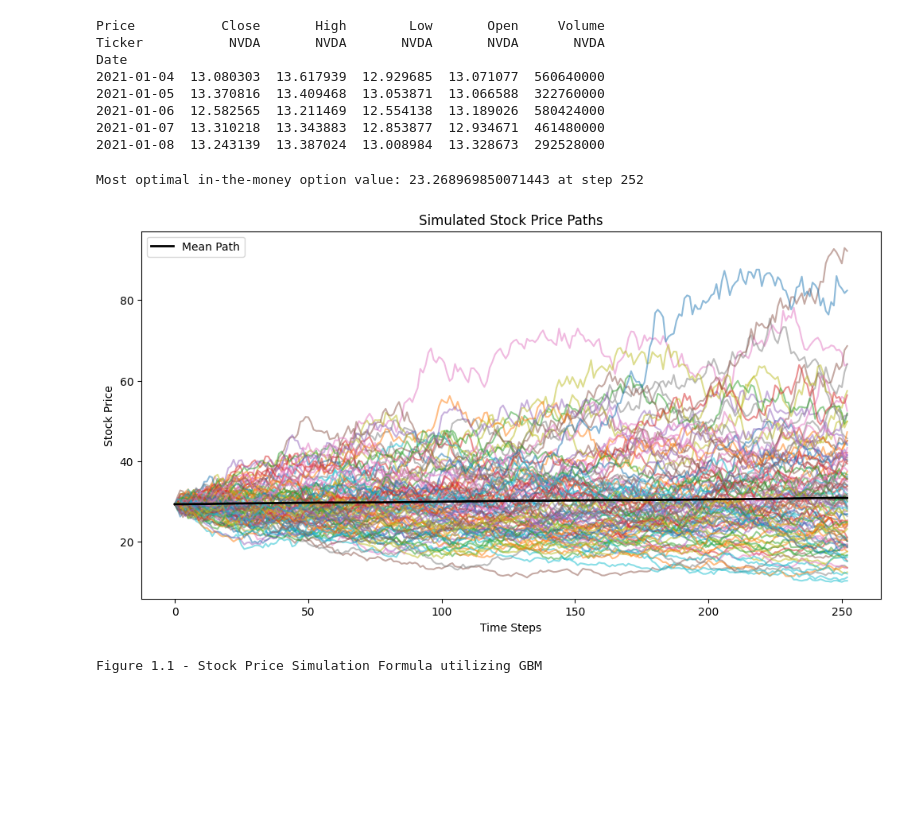
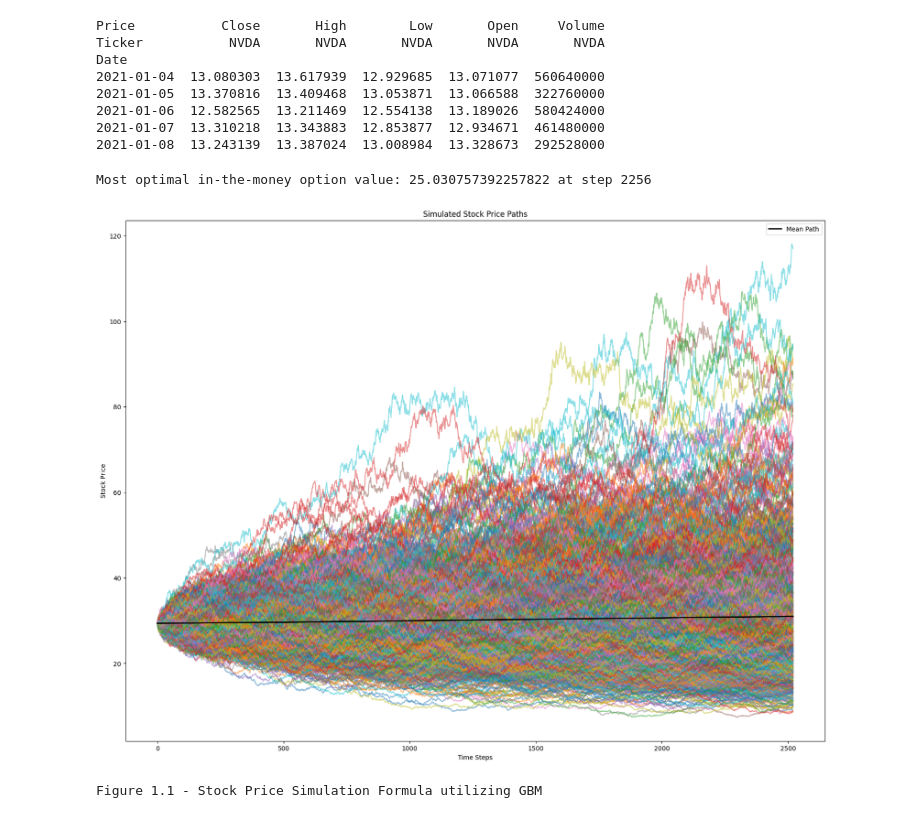
Before and after one commit to Alexanderk30/MonteCarloSim, a Jupyter notebook: main.ipynb, the cells around one changed output. Saved outputs shown, nothing was run; the diff lists cells and outputs as text; code cells hidden in the pictures; blank space fills up the shorter version.

```diff
--- a/main.ipynb
+++ b/main.ipynb
@@ -76,41 +76,41 @@ def simulation(initial, rate, sigma, Maturity, Steps, SimNum, depth=0, maxDepth=
         # np.random.standard_normal is a numpy function that will return an array of random numbers from a standard normal distribution N ~ (0,1)
         # This Z value is the same as the Z value in the formula in Figure 1.1, it represents the random movement of the stock price according to the Geometric Brownian Motion
         Z = np.random.standard_normal(SimNum)
+        # This following line does the calculation of the stock price at each step, it is the same as the formula in Figure 1.1, it will update every column at step 'i' with the updated stock price
+        #We use sigma here to represent the volatility of the stock, the sigma is the standard deviation of the stock returns, and the rate is the risk-free rate
         stockPaths[i, :] = stockPaths[i-1, :] * np.exp((rate - 0.5 * sigma**2) * timeSteps + sigma * np.sqrt(timeSteps) * Z)
 
     # np.maximum is a numpy function that will return the maximum value of two arrays, in this case it will return the maximum value of the rate and stockPaths
-    payMatrix = np.maximum(np.array(initial) - stockPaths, 0).astype(np.float64)
+    payMatrix = np.maximum(np.array(initial) - stockPaths, 0)
 
     # np.zeros_like is a numpy function that will return an array of zeros with the same shape and type as the input array
+    # NOTE: if you try and use np.zeros, you will get an error because the payMatrix is not an integer, it is a float
     optionValue = np.zeros_like(payMatrix)
 
     # The value of the option at expiration will be the same as
     optionValue[-1, :] = payMatrix[-1, :]
-
-
-    for t in range(Steps-1, 0, -1):
-        inTheMoney = payMatrix[t, :] > 0
-
+    # The following loop will calculate the option value at each step, it will start from the second last step and go to the first step, it will then calculate the continuation value and compare it to the intrinsic value
+    for i in range(Steps-1, 0, -1):
+        inTheMoney = payMatrix[i, :] > 0
+        # This line will check if the option is in the money, if it is, it will calculate the continuation value
         if np.any(inTheMoney):
-            X = stockPaths[t, inTheMoney]  # Stock prices at time t
-            Y = optionValue[t+1, inTheMoney] * discount  # Discounted future option values
-            #polynomial regression
-            regression_coeffs = np.polyfit(X, Y, deg=2)
-            continuation_value = np.polyval(regression_coeffs, X)
-
+            X = stockPaths[i, inTheMoney]  # Stock prices at time t
+            Y = optionValue[i+1, inTheMoney] * discount  # Discounted future option values
+            #polynomial regression, we use a degree of 2 because we are trying to fit a quadratic curve to the data, this is because we are trying to find the continuation value
+            regressionCoeffs = np.polyfit(X, Y, deg=2)
+            # the polyval function will calculate the value of the polynomial at the stock price X, this is the continuation value at each stock price X
+            continuation_value = np.polyval(regressionCoeffs, X)
             # Exercise if intrinsic value > continuation value
-            exercise = payMatrix[t, inTheMoney] > continuation_value
-
-            optionValue[t, inTheMoney] = np.where(
-                exercise, payMatrix[t, inTheMoney], optionValue[t+1, inTheMoney] * discount
-            )
-
-
+            exercise = payMatrix[i, inTheMoney] > continuation_value
+            # If the intrinsic value is greater than the continuation value, we will exercise the option, if not, we will wait
+            optionValue[i, inTheMoney] = np.where(exercise, payMatrix[i, inTheMoney], optionValue[i+1, inTheMoney] * discount)
 
     # Find the most optimal ITM value and first step where it occurs
     # Find the step where early exercise provides the highest value
-    optimal_values = np.max(optionValue, axis=1)  # Max value per step
-    valid_steps = np.where(optimal_values > 0)[0]  # Ignore worthless expiration cases
+    # Max value per step
+    optimal_values = np.max(optionValue, axis=1)
+    # Ignore worthless expiration cases, this is becasue the option expires worthless
+    valid_steps = np.where(optimal_values > 0)[0]
 
     if len(valid_steps) > 0:
         optimal_step = valid_steps[np.argmax(optimal_values[valid_steps])]  # First occurrence of max value
@@ -121,38 +121,37 @@ def simulation(initial, rate, sigma, Maturity, Steps, SimNum, depth=0, maxDepth=
 
     return np.mean(optionValue[1, :]) * discount, stockPaths
 
+#THE FOLLOWING IS A SIMULATION OF THE OPTION PRICE AND STOCK PATHS
+Maturity = 1.0   # 1 year
+Steps = 2520     # 10 updates per day for 252 days (number of trade days in a year)
+SimNum = 20000   # 20,000 Monte Carlo simulations
 
-
-
-Maturity = 1.0   # 1 year
-Steps = 252      # 252 trading days
-SimNum = 10000   # 10,000 Monte Carlo simulations
-
+# The simulation function will return the option price and the stock paths, we will store these in the variables option_price and stock_paths, we have the maxDepth for the number of recusions to prevent the function from running forever
 option_price, stock_paths = simulation(initial, rate, sigma, Maturity, Steps, SimNum, depth=0, maxDepth=10000)
 # %% [output]
-Most optimal in-the-money option value: 23.268969850071443 at step 252
+Most optimal in-the-money option value: 25.030757392257822 at step 2256
 # %%
-
-def plot_stock_paths(stockPaths, num_paths=100):
-    plt.figure(figsize=(12, 6))
+# This function is just to path the stock prices, it will plot a subset of the stock paths and the mean path for reference, you can choose how many of the paths to display
+def plot_stock_paths(stockPaths, num_paths=1000):
+    plt.figure(figsize=(20, 15))
 
     # Plot a subset of stock paths (num_paths)
     plt.plot(stockPaths[:, :num_paths], alpha=0.5)
 
     # Plot mean path for reference
     plt.plot(stockPaths.mean(axis=1), color='black', linewidth=2, label="Mean Path")
 
     # Labels and title
     plt.xlabel("Time Steps")
     plt.ylabel("Stock Price")
     plt.title("Simulated Stock Price Paths")
     plt.legend()
     plt.show()
 
 # Call the function with the generated stock paths
 plot_stock_paths(stock_paths)
 # %% [output]
-[figure, old version]
+[figure, new version]
 # %%
 from IPython.display import display, Math
 
```
